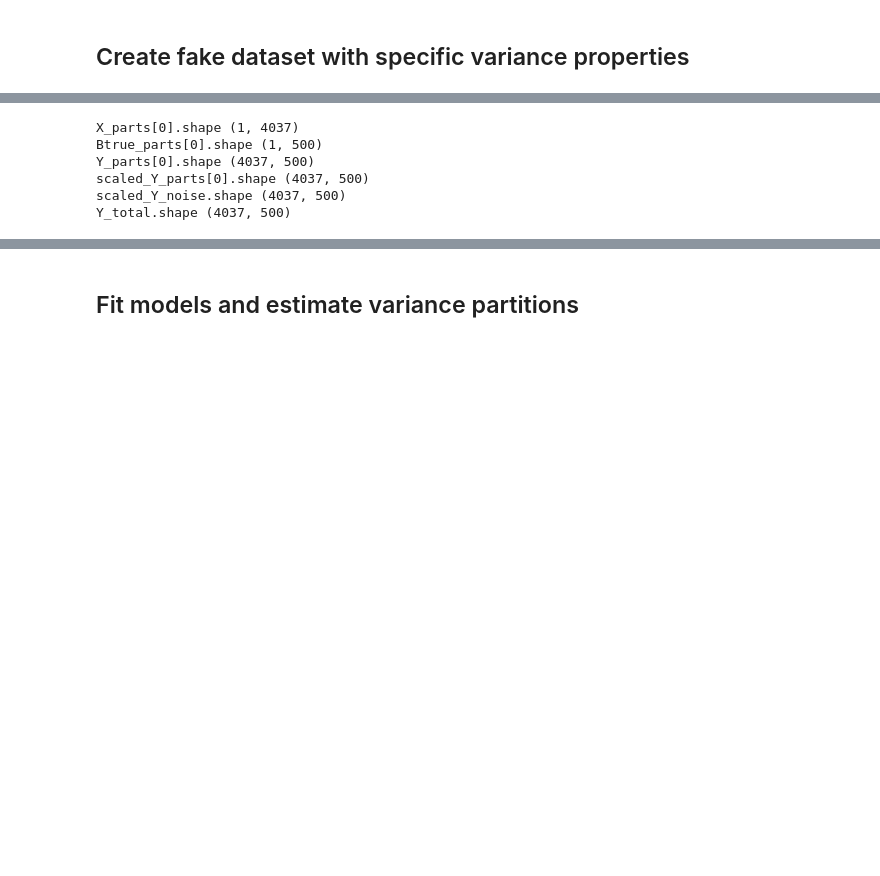
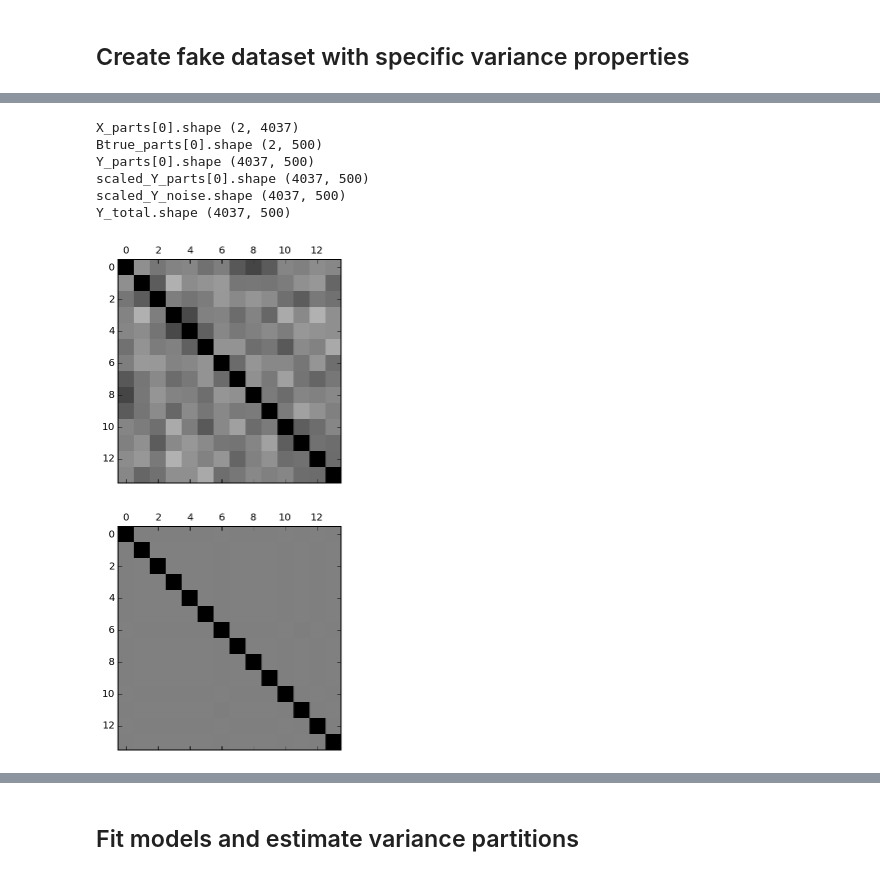
Before and after one commit to alexhuth/notebook-sharing, a Jupyter notebook: Variance Partitioning.ipynb, the cells around one changed output, grey strips where cells are left out. Cells and saved outputs as stored; diff of their text form; code cells hidden in the pictures; blank space fills up the shorter version.

```diff
--- a/Variance Partitioning.ipynb
+++ b/Variance Partitioning.ipynb
@@ -67,6 +71,14 @@ True variance in each partition: [ 0.038  0.023  0.334  0.009  0.01   0.066  0.0
 # Generate timecourses for each partition
 X_parts = [np.random.randn(p, N_R + N_P) for p in P_parts]
 print "X_parts[0].shape", X_parts[0].shape
+XX = np.corrcoef(np.vstack(X_parts))
+
+# Orthogonalize timecourses across and within partitions?
+orthogonalize = True
+if orthogonalize:
+    cat_orthog_X_parts, _, _ = np.linalg.svd(np.vstack(X_parts).T, full_matrices=False)
+    X_parts = np.vsplit(cat_orthog_X_parts.T, np.cumsum(P_parts)[:-1])
+    XX_orthog = np.corrcoef(np.vstack(X_parts))
 
 # Generate "true" weights used to construct Y
 Btrue_parts = [np.random.randn(p, M) for p in P_parts]
@@ -90,12 +102,20 @@ Y_total = np.array(scaled_Y_parts).sum(0) + scaled_Y_noise
 zY_total = npp.zs(Y_total)
 print "Y_total.shape", Y_total.shape
 # %% [output]
-X_parts[0].shape (1, 4037)
-Btrue_parts[0].shape (1, 500)
+X_parts[0].shape (2, 4037)
+Btrue_parts[0].shape (2, 500)
 Y_parts[0].shape (4037, 500)
 scaled_Y_parts[0].shape (4037, 500)
 scaled_Y_noise.shape (4037, 500)
 Y_total.shape (4037, 500)
+# %%
+# Visualize original and orthogonalized partition timecourse correlation matrices
+# (to check orthogonalization)
+matshow(XX, vmin=-0.1, vmax=0.1);
+matshow(XX_orthog, vmin=-0.1, vmax=0.1);
+# %% [output]
+[figure, added]
+[figure, added]
 # %%
 # Generate feature timecourses
 # Stack together partition features to make "true" features for each feature space
```
Also changed, not shown: parts of 9 cells of this notebook.
